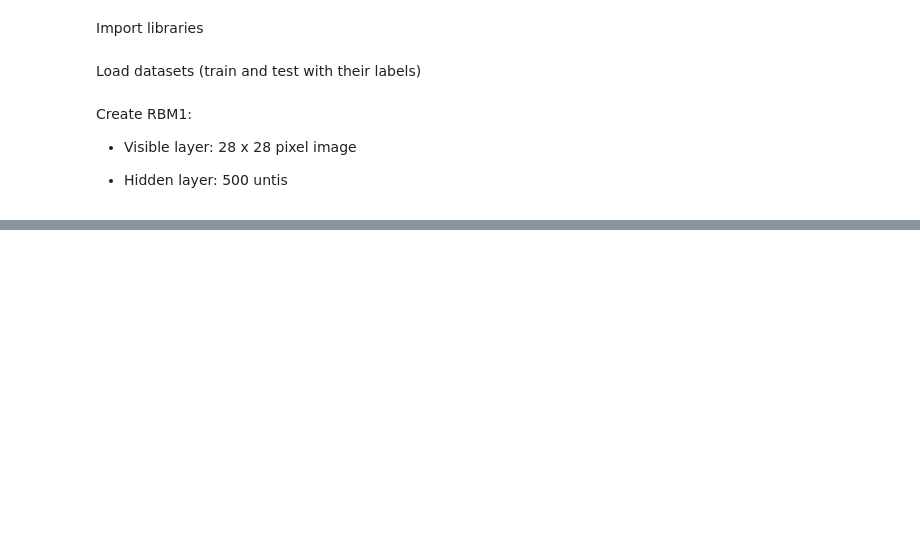
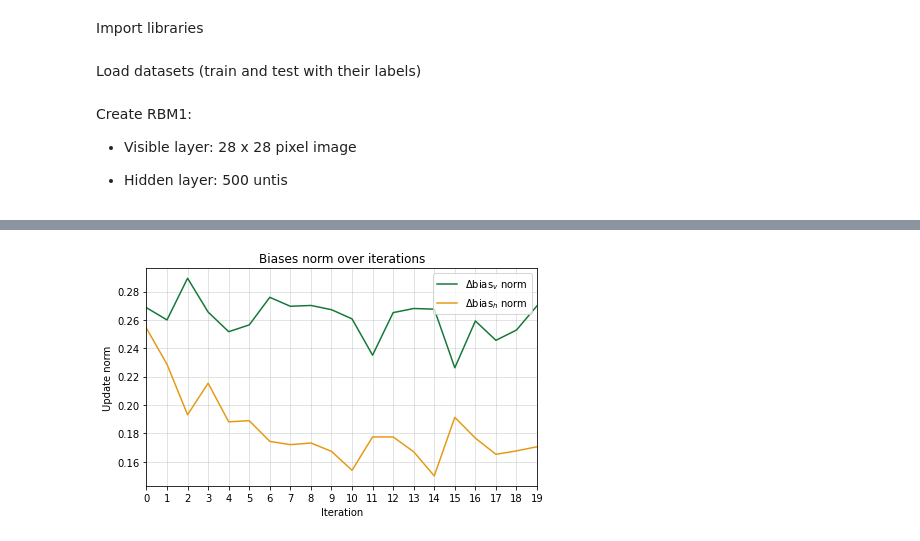
Before and after one commit to jliniesta/annda_lab4_group3, a Jupyter notebook: code/task_4.1.ipynb, the cells around one changed output, grey strips where cells are left out. Drawn from its saved outputs; the diff is of its cells as text; code cells hidden in the pictures; blank space fills up the shorter version.

```diff
--- a/code/task_4.1.ipynb
+++ b/code/task_4.1.ipynb
@@ -36,0 +67,15 @@ KeyboardInterrupt:
+# %%
+plt.figure(figsize=(7, 4))
+plt.plot(range(n_iterations),delta_bias_v_norm, color='#157839',label='$\Delta$bias$_{v}$ norm')
+plt.plot(range(n_iterations),delta_bias_h_norm, color='#E59A16',label='$\Delta$bias$_{h}$ norm')
+plt.legend(loc='upper right', fontsize='10')
+plt.grid(b=True, which='major', color='#8A8C8D', alpha=0.3, linestyle='-')
+plt.xlabel('Iteration')
+plt.ylabel('Update norm')
+plt.xticks(range(0, n_iterations))
+plt.xlim(0,n_iterations-1)
+plt.title("Biases norm over iterations")
+plt.savefig('figures/norm_bias_iterations.pdf', dpi=1000.0)
+plt.show()
+# %% [output]
+[figure, added]
```
Also changed, not shown: parts of 7 cells of this notebook, 25 other files.
